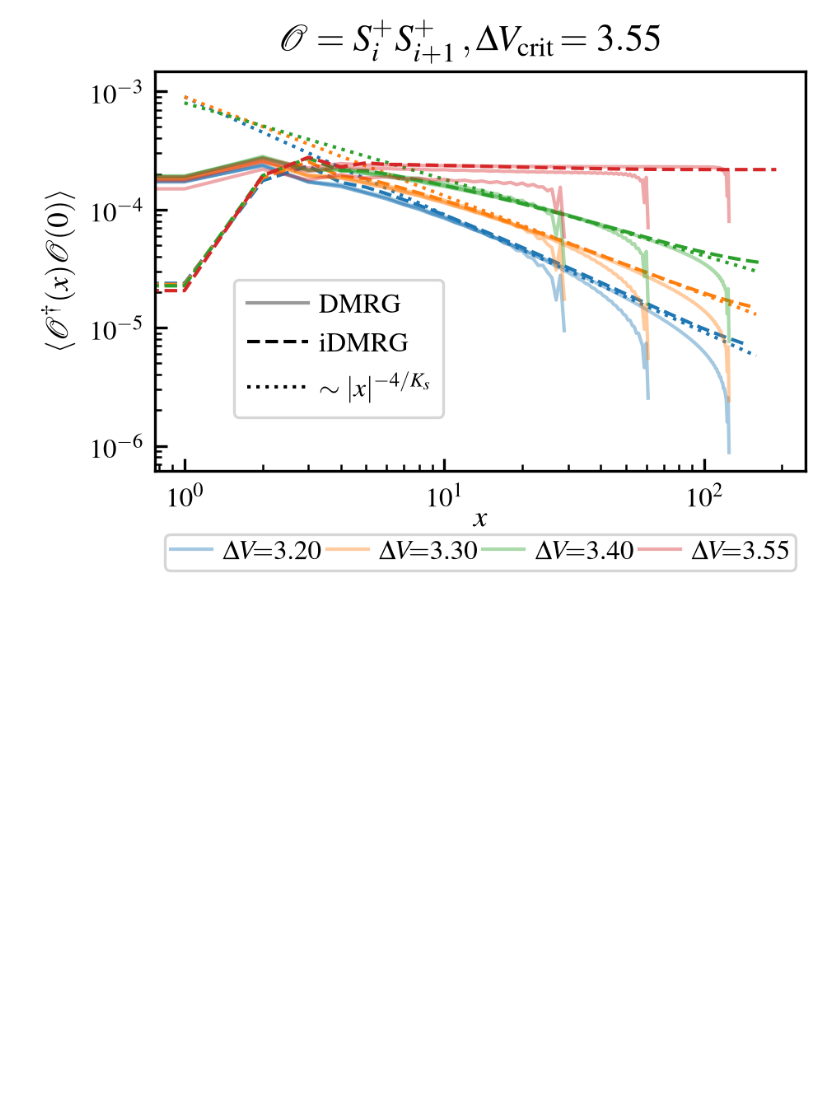
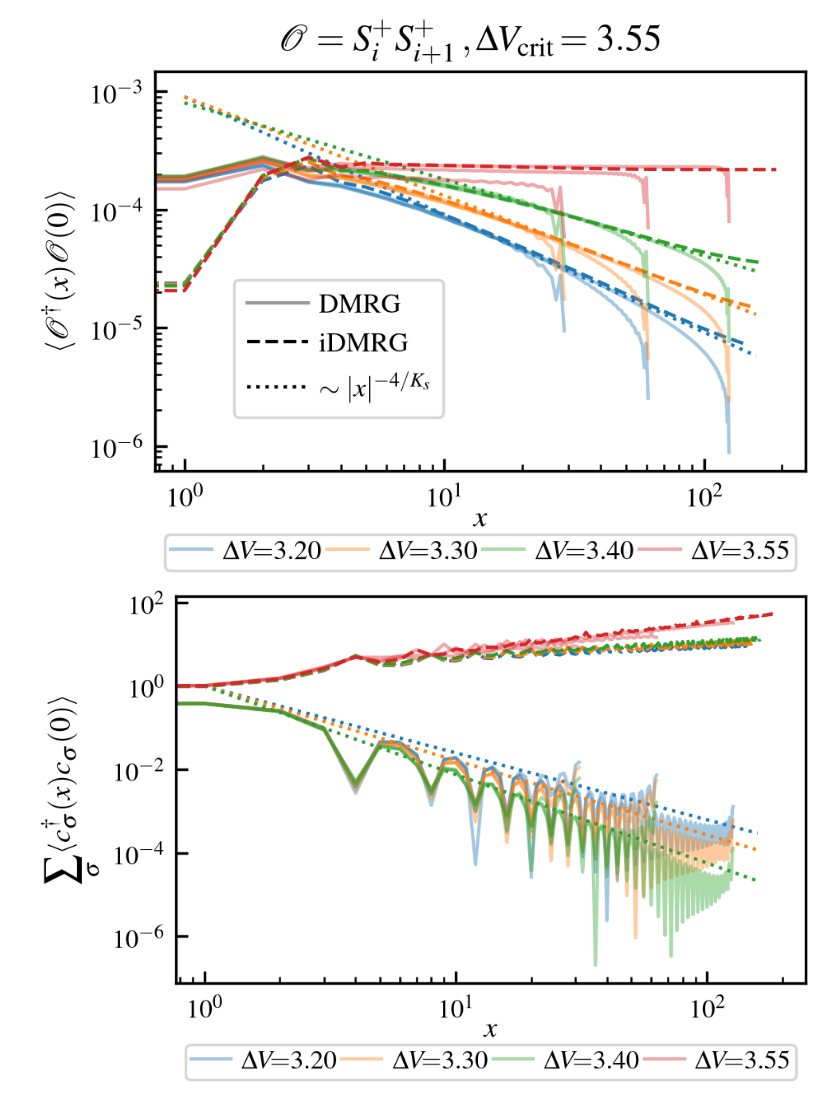
Before and after one commit to aravindhshankar/Spin1LongRangeOrder.jl, a Jupyter notebook: python/figmaker/ShowLRO.ipynb, the cells around one changed output. Drawn from its saved outputs; the diff is of its cells as text; code cells hidden in the pictures; blank space fills up the shorter version.

```diff
--- a/python/figmaker/ShowLRO.ipynb
+++ b/python/figmaker/ShowLRO.ipynb
@@ -78,3 +78,64 @@ ax.legend(
 fig.savefig("figures/Show_LRO.pdf", bbox_inches='tight')
 # %% [output]
 [figure]
+# %%
+fig, ax = plt.subplots(1)
+dVvals = [3.2, 3.3, 3.4, 3.55, ]
+prefixes = np.array([1,1,1, 1])
+for j, dVval in enumerate(dVvals):
+    col = f'C{j}'
+    seldf_i = select_dV(df_i, dVval, atol=1e-7)
+    yqty_i = np.abs(seldf_i["electron_corr"].values[0])
+    yqty_i = -np.log(yqty_i)
+    # if np.isclose(dVval, 3.55):
+    #     yqty_i = -np.log(yqty_i)
+    #     xvals = np.arange(len(yqty_i))
+    #     fs = slice(20, -10)
+    #     m, logc = np.polyfit(np.log(xvals[fs]), np.log(yqty_i[fs]), 1)
+    #     print(f'm = {m}')
+    #     ax.plot(np.exp(logc) * xvals**m, c=col, ls=':')
+    ax.plot(yqty_i, c=col, ls='--', alpha=1.0) if not seldf_i.empty else None
+    for nval in (64, 128, 256,):
+        label = r'$\Delta V\!\!\!\!= $' + f'{dVval:.2f}' if nval==256 else None
+        seldf = julio.select_N_dv_from_df(nval, dVval, df)
+        yqty = np.abs(seldf["electron_conn"].values[0])
+        if np.isclose(dVval, 3.55):
+            yqty = -np.log(yqty)
+        ax.plot(yqty, c=col, alpha=0.4, label=label)
+        if dVval < 3.55 and nval == 256:
+            xarr = np.arange(160)
+            Kc, Ks = obs.ret_Kc_Ks_from_seldf(seldf)
+            powerlaw = -0.25 * (Kc + 1./Kc + Ks + 1./Ks)
+            ax.plot(xarr, prefixes[j] * (xarr)**(powerlaw), ls=':')
+
+ax.set_ylabel(r'$\displaystyle\sum_{\sigma}\langle c^\dagger_\sigma(x)c^{\phantom\dagger}_\sigma(0)\rangle$')
+ax.set_xlabel(r'$x$', labelpad=-2)
+ax.set_xscale('log')
+ax.set_yscale('log')
+
+# fig.suptitle(r"$ \mathcal{O} = S^+_iS^+_{i+1}\, , \Delta V_{\mathrm{crit}}\!= 3.55$")
+
+handles, labels = ax.get_legend_handles_labels()
+lgd = fig.legend(handles, labels, ncol=len(dVvals), columnspacing=0.2, labelspacing=0.2,
+                 loc="lower center", bbox_to_anchor=(0.5, -0.25),
+                 frameon=True, fancybox=True, borderaxespad=0,
+                 bbox_transform=ax.transAxes)
+
+# --- Internal legend ---
+# internal_handles = [
+#     Line2D([0], [0], color='black', lw=1.0, ls='-', alpha=0.4),
+#     Line2D([0], [0], color='black', lw=1.0, ls='--'),
+#     Line2D([0], [0], color='black', lw=1.0, ls=':')
+# ]
+
+# internal_labels = [r'DMRG', 'iDMRG', r'$\sim |x|^{-4/K_s}$']
+
+# ax.legend(
+#     internal_handles, internal_labels,
+#     loc='lower left',  bbox_to_anchor=(0.10, 0.10),
+#     frameon=True, fancybox=True, borderpad=0.5, handlelength=2.2
+# )
+
+# fig.savefig("figures/Show_LRO.pdf", bbox_inches='tight')
+# %% [output]
+[figure, added]
```
